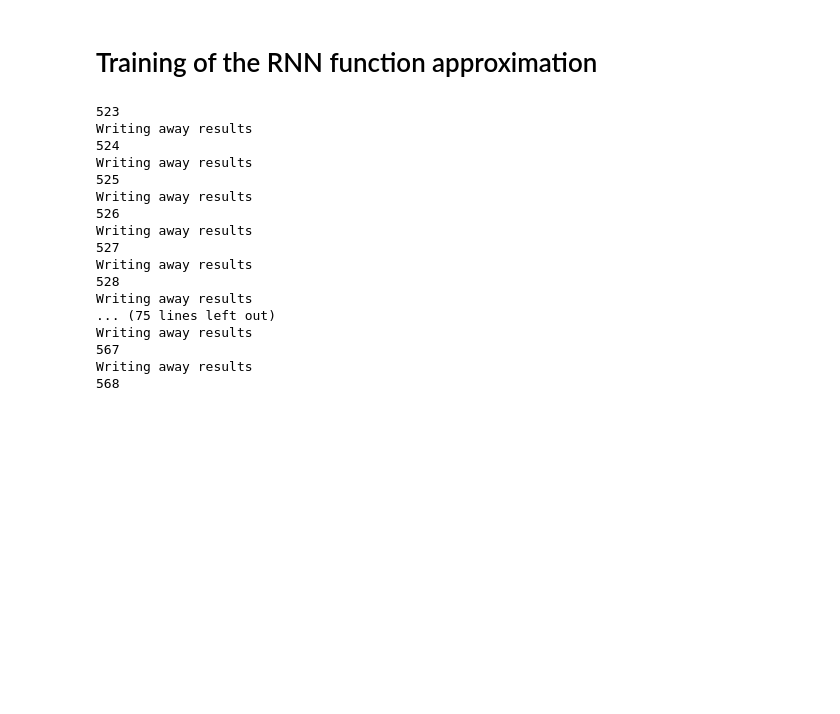
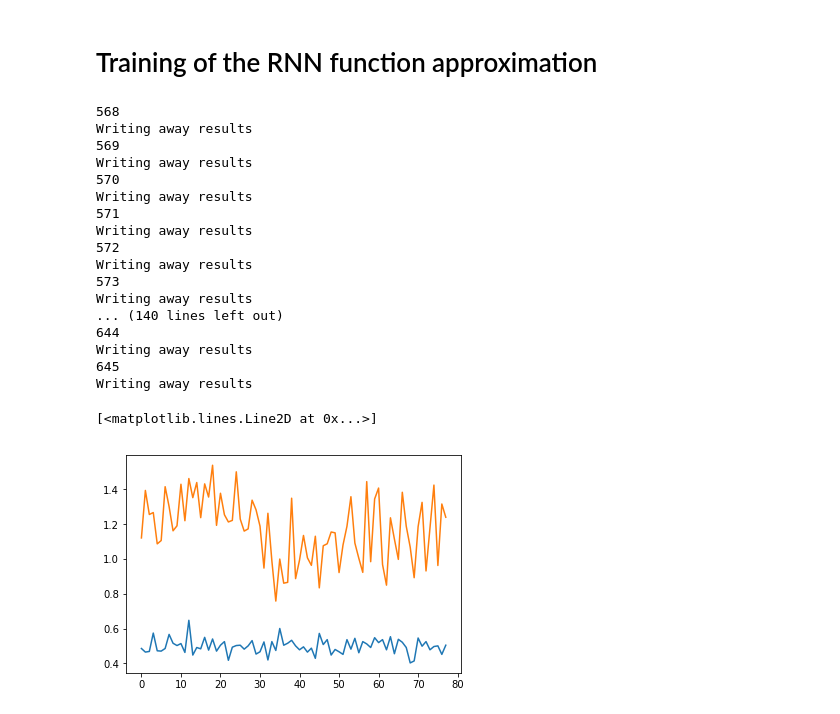
Before and after one commit to laurensWe/MThesis, a Jupyter notebook: Q-learning RNN-ExtraData (TO-RU.ipynb, the cells around one changed output. Drawn from its saved outputs; the diff is of its cells as text; code cells hidden in the pictures; blank space fills up the shorter version.

Commit message:
Results

```diff
--- a/Q-learning RNN-ExtraData (TO-RU.ipynb
+++ b/Q-learning RNN-ExtraData (TO-RU.ipynb
@@ -92,7 +92,7 @@ Turnover = []
 RU = []
 
 with tf.Session() as sess:
-    for i in range(523,n-periods-1):
+    for i in range(568,n-periods-1):
         OptimalWeights = np.zeros(periods-1)
         currentK = 0;
         print(i)
@@ -158,40 +158,42 @@ with tf.Session() as sess:
             currentK += 1
 
         firstdiff = OptimalWeights[1:] - OptimalWeights[:-1]
         # For insight purposes
         MWeights.append(np.mean(OptimalWeights))
 #         x = mdata[i+currentK+j+truncated_backprop_length+1,1:4]
         x = mdata[end + truncated_backprop_length - currentK:end+truncated_backprop_length,1:4]
         TerminalWealth = np.exp(sum(OptimalWeights*x[:,0] + (1-OptimalWeights)*x[:,1]))
         TWlist.append(TerminalWealth)
         Index.append(i)
         # Turnover
         Turnover.append(sum(abs(firstdiff*np.exp(mdata[i+1:i+currentK,1])) + abs((1-firstdiff)*np.exp(mdata[i+1:i+currentK,2]))))
         # Realized Utility
         RU.append((1/(1-5))*pow(TerminalWealth,(1-5)))
 
         print('Writing away results')
         df = pd.DataFrame({'index date':Index,'TW':TWlist, 'Mean Weights Xs':MWeights,'Turnover':Turnover, 'Realized Utility':RU})
-        df.to_excel('Results_RNN_g10_e5_TORU_4.xlsx', sheet_name='sheet1', index=False)
+        df.to_excel('Results_RNN_g10_e5_TORU_5.xlsx', sheet_name='sheet1', index=False)
 
     # close session
 plt.plot(MWeights)
 plt.plot(TWlist)
 # %% [output]
-523
+568
 Writing away results
-524
+569
 Writing away results
-525
+570
 Writing away results
-526
+571
 Writing away results
-527
+572
 Writing away results
-528
+573
 Writing away results
-... (75 lines left out)
+... (140 lines left out)
+644
 Writing away results
-567
+645
 Writing away results
-568
+[<matplotlib.lines.Line2D at 0x...>]
+[figure, added]
```
Also changed, not shown: 6 other files.
